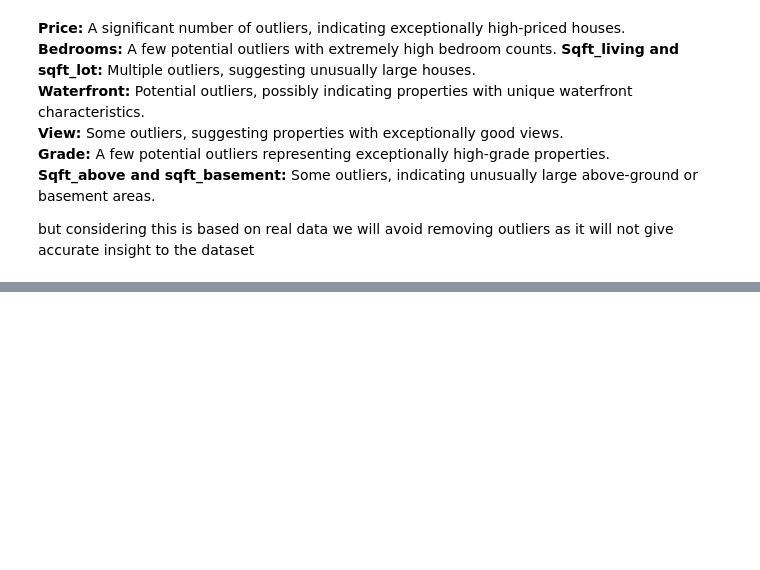
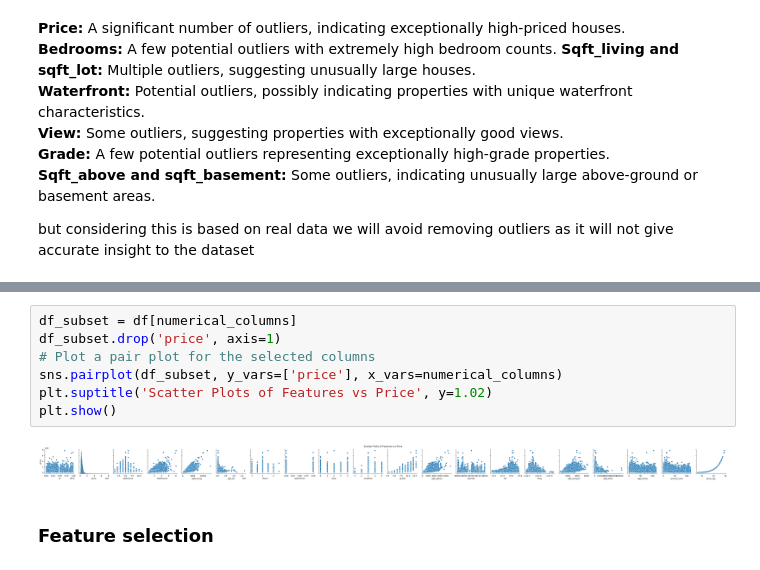
Before and after one commit to Bennie-Kibet/Phase-2-project, a Jupyter notebook: Work/Victor2.ipynb, the cells around one changed output, grey strips where cells are left out. Cells and saved outputs as stored; diff of their text form; blank space fills up the shorter version.

```diff
--- a/Work/Victor2.ipynb
+++ b/Work/Victor2.ipynb
@@ -531,0 +551,11 @@ but considering this is based on real data we will avoid removing outliers as it
+# %%
+df_subset = df[numerical_columns]
+df_subset.drop('price', axis=1)
+# Plot a pair plot for the selected columns
+sns.pairplot(df_subset, y_vars=['price'], x_vars=numerical_columns)
+plt.suptitle('Scatter Plots of Features vs Price', y=1.02)
+plt.show()
+# %% [output]
+[figure, added]
+# %% [markdown]
+### Feature selection
```
Also changed, not shown: parts of 16 cells of this notebook.
